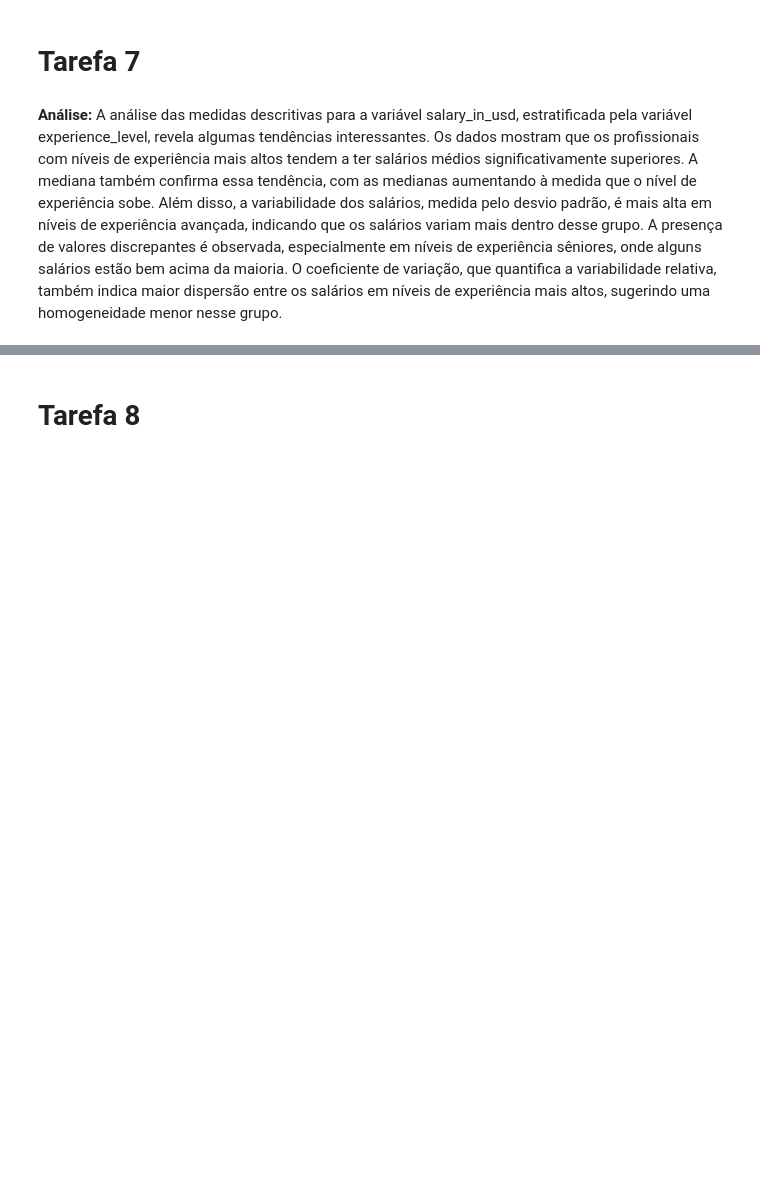
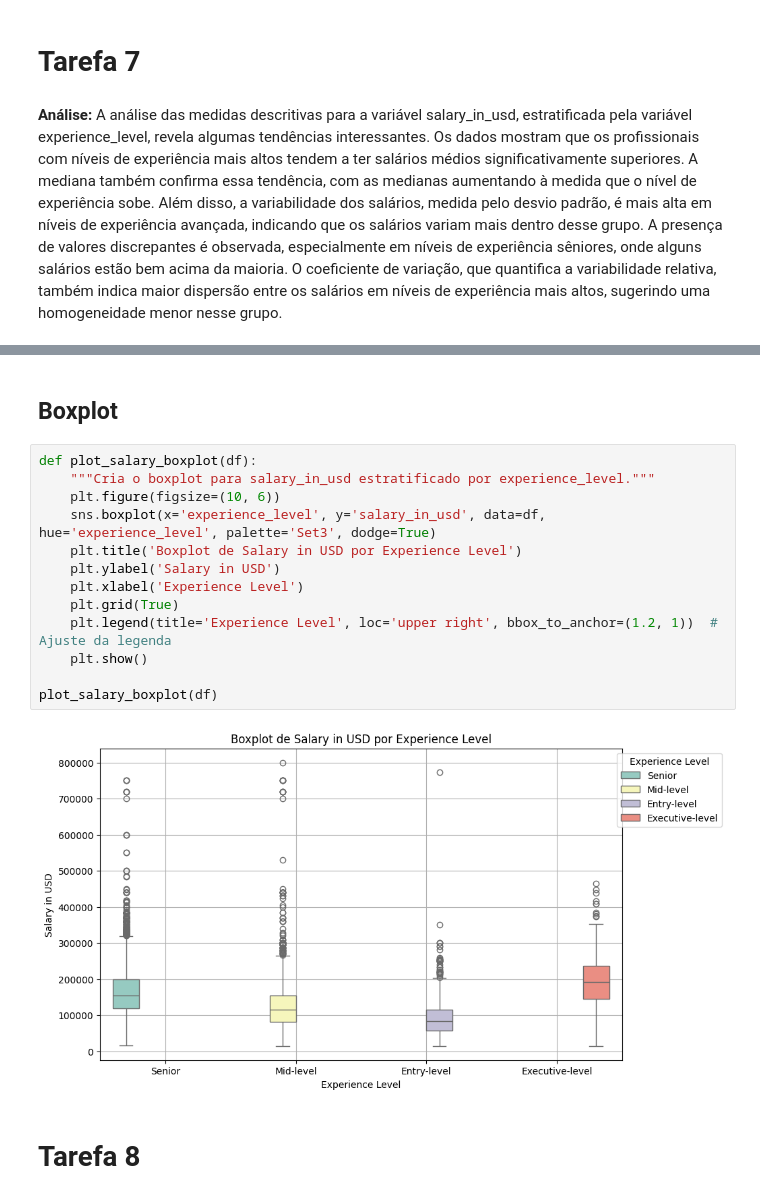
Before and after one commit to pedroreis01/analiseEstatistica, a Jupyter notebook: app.ipynb, the cells around one changed output, grey strips where cells are left out. Cells and saved outputs as stored; diff of their text form; blank space fills up the shorter version.

```diff
--- a/app.ipynb
+++ b/app.ipynb
@@ -456,3 +512,20 @@ Medidas Descritivas para salary_in_usd estratificadas por experience_level:
+# %% [markdown]
+## **Boxplot**
+# %%
+def plot_salary_boxplot(df):
+    """Cria o boxplot para salary_in_usd estratificado por experience_level."""
+    plt.figure(figsize=(10, 6))
+    sns.boxplot(x='experience_level', y='salary_in_usd', data=df, hue='experience_level', palette='Set3', dodge=True)
+    plt.title('Boxplot de Salary in USD por Experience Level')
+    plt.ylabel('Salary in USD')
+    plt.xlabel('Experience Level')
+    plt.grid(True)
+    plt.legend(title='Experience Level', loc='upper right', bbox_to_anchor=(1.2, 1))  # Ajuste da legenda
+    plt.show()
+
+plot_salary_boxplot(df)
+# %% [output]
+[figure, added]
 # %% [markdown]
 # **Tarefa 8**
 # %% [markdown]
```
Also changed, not shown: parts of 32 cells of this notebook, 1 other file.
